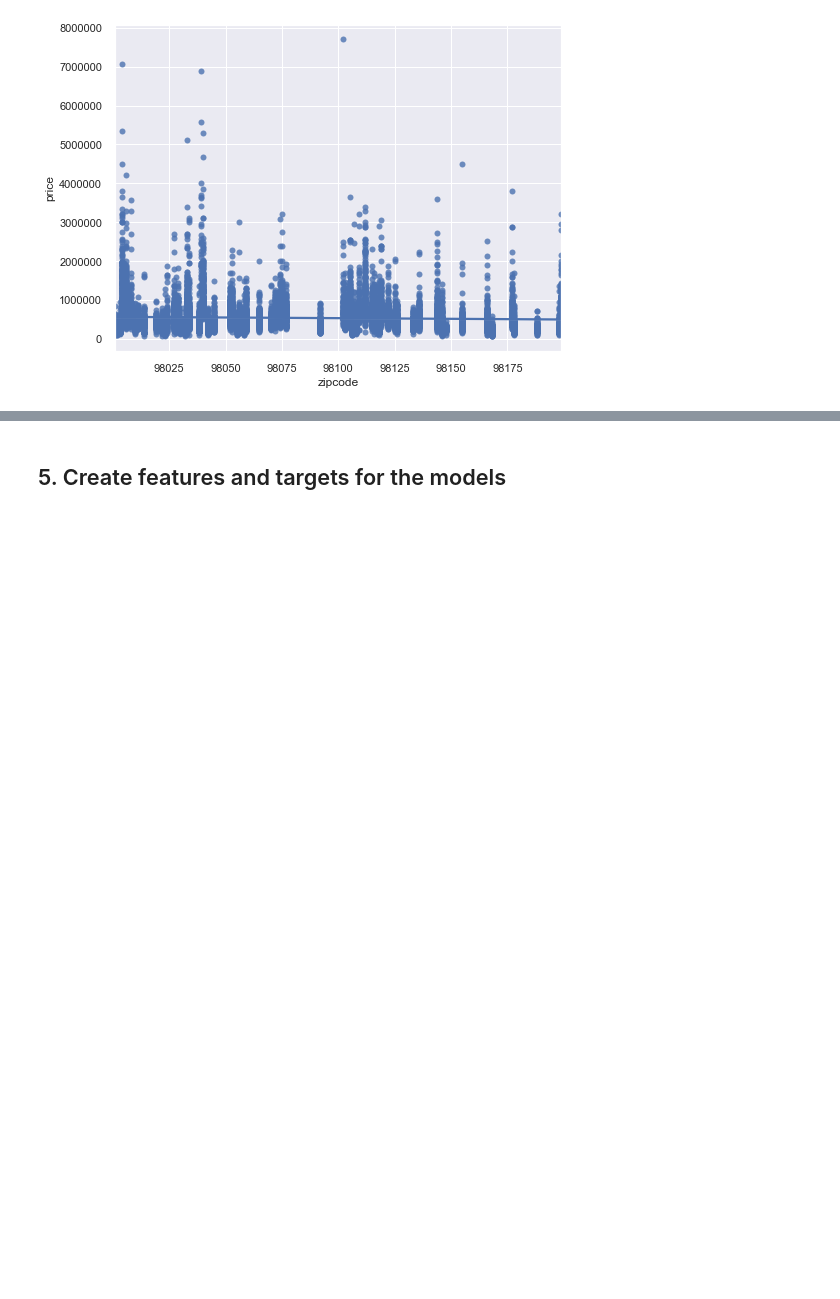
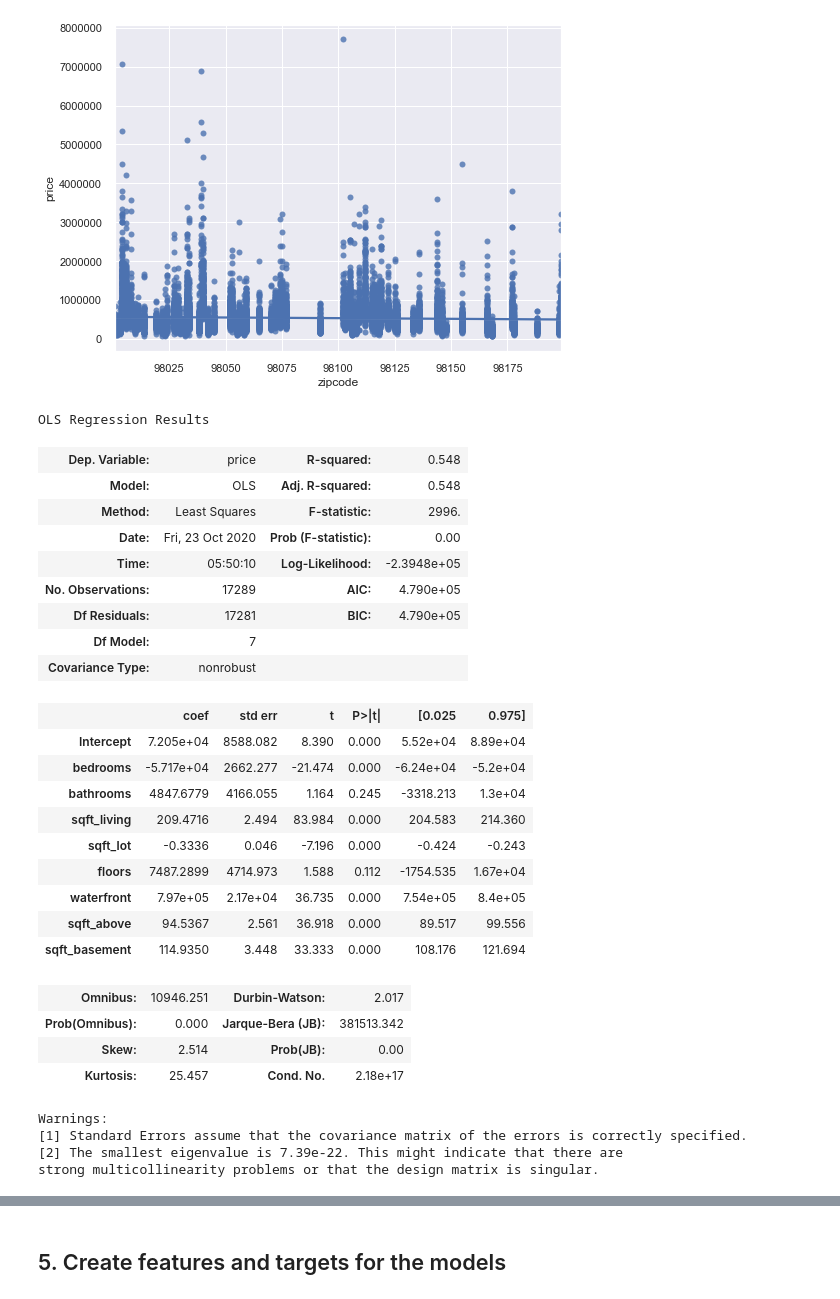
Before and after one commit to Ismaeltrevi/house-price-prediction, a Jupyter notebook: KingsCountyHousingPrices.ipynb, the cells around one changed output, grey strips where cells are left out. Cells and saved outputs as stored; diff of their text form; code cells hidden in the pictures; blank space fills up the shorter version.

```diff
--- a/KingsCountyHousingPrices.ipynb
+++ b/KingsCountyHousingPrices.ipynb
@@ -479,6 +479,34 @@ sns.regplot('zipcode','price',data=df_zips)
 <matplotlib.axes._subplots.AxesSubplot at 0x...>
 [figure]
 # %%
-# mlr_model = ols(formula='price~bedrooms+bathrooms+floors+condition+sqft_basement+yr_built+yr_renovated+zipcode', data=df).fit()
-# # mlr_model.summary() predict the mpg using weight, horsepower, etc...
-# mlr_model.summary()
+all_mod = ols(formula='price~bedrooms+bathrooms+sqft_living+sqft_lot+floors+waterfront+sqft_above+sqft_basement', data=df_zips).fit()
+all_mod.summary()
+# %% [output]
+OLS Regression Results
+| Dep. Variable: | price | R-squared: | 0.548 |
+| Model: | OLS | Adj. R-squared: | 0.548 |
+| Method: | Least Squares | F-statistic: | 2996. |
+| Date: | Fri, 23 Oct 2020 | Prob (F-statistic): | 0.00 |
+| Time: | 05:50:10 | Log-Likelihood: | -2.3948e+05 |
+| No. Observations: | 17289 | AIC: | 4.790e+05 |
+| Df Residuals: | 17281 | BIC: | 4.790e+05 |
+| Df Model: | 7 |  |  |
+| Covariance Type: | nonrobust |  |  |
+|  | coef | std err | t | P>|t| | [0.025 | 0.975] |
+| Intercept | 7.205e+04 | 8588.082 | 8.390 | 0.000 | 5.52e+04 | 8.89e+04 |
+| bedrooms | -5.717e+04 | 2662.277 | -21.474 | 0.000 | -6.24e+04 | -5.2e+04 |
+| bathrooms | 4847.6779 | 4166.055 | 1.164 | 0.245 | -3318.213 | 1.3e+04 |
+| sqft_living | 209.4716 | 2.494 | 83.984 | 0.000 | 204.583 | 214.360 |
+| sqft_lot | -0.3336 | 0.046 | -7.196 | 0.000 | -0.424 | -0.243 |
+| floors | 7487.2899 | 4714.973 | 1.588 | 0.112 | -1754.535 | 1.67e+04 |
+| waterfront | 7.97e+05 | 2.17e+04 | 36.735 | 0.000 | 7.54e+05 | 8.4e+05 |
+| sqft_above | 94.5367 | 2.561 | 36.918 | 0.000 | 89.517 | 99.556 |
+| sqft_basement | 114.9350 | 3.448 | 33.333 | 0.000 | 108.176 | 121.694 |
+| Omnibus: | 10946.251 | Durbin-Watson: | 2.017 |
+| Prob(Omnibus): | 0.000 | Jarque-Bera (JB): | 381513.342 |
+| Skew: | 2.514 | Prob(JB): | 0.00 |
+| Kurtosis: | 25.457 | Cond. No. | 2.18e+17 |
+Warnings:
+[1] Standard Errors assume that the covariance matrix of the errors is correctly specified.
+[2] The smallest eigenvalue is 7.39e-22. This might indicate that there are
+strong multicollinearity problems or that the design matrix is singular.
```
Also changed, not shown: parts of 4 cells of this notebook, 1 other file.
